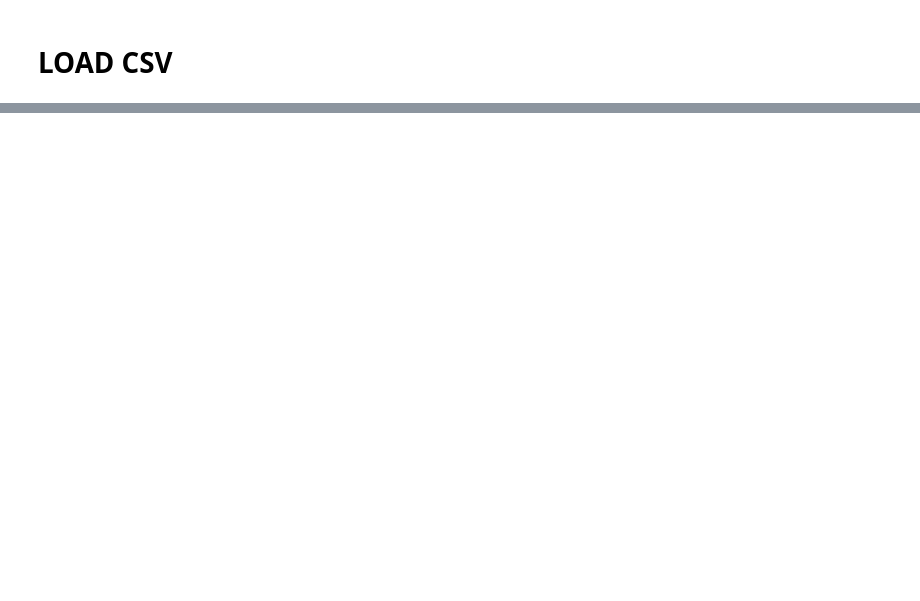
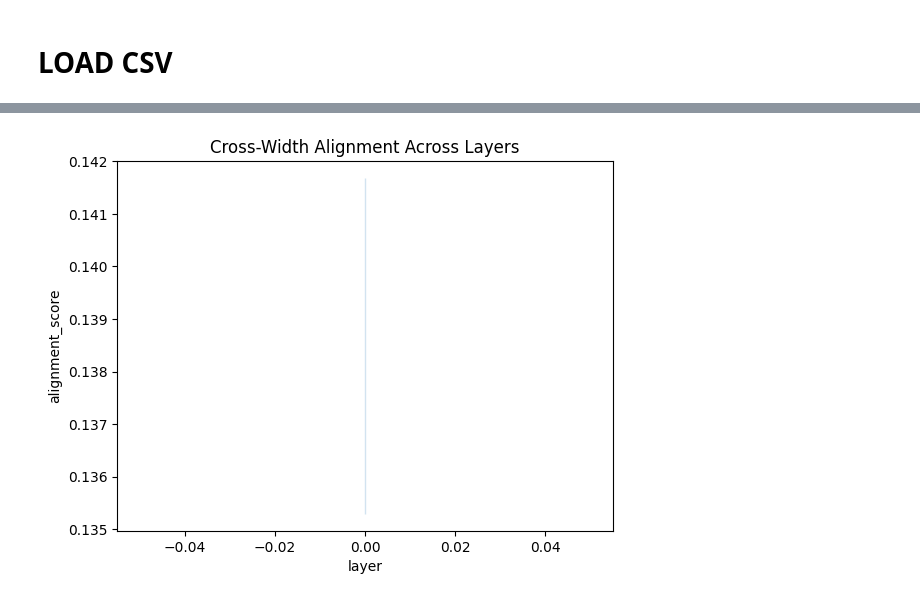
Before and after one commit to maverick0721/VisionSAE_Interpreting-Visual-Representations, a Jupyter notebook: notebooks/interpretability_analysis.ipynb, the cells around one changed output, grey strips where cells are left out. Cells and saved outputs as stored; diff of their text form; code cells hidden in the pictures; blank space fills up the shorter version.

```diff
--- a/notebooks/interpretability_analysis.ipynb
+++ b/notebooks/interpretability_analysis.ipynb
@@ -22,0 +19,8 @@ max     11.000000  16384.000000  123.00000  999.000000         0.139101
+# %%
+cw = pd.read_csv("../cross_width_summary.csv")
+
+sns.lineplot(data=cw, x="layer", y="alignment_score")
+plt.title("Cross-Width Alignment Across Layers")
+plt.show()
+# %% [output]
+[figure, added]
```
Also changed, not shown: parts of 7 cells of this notebook.
